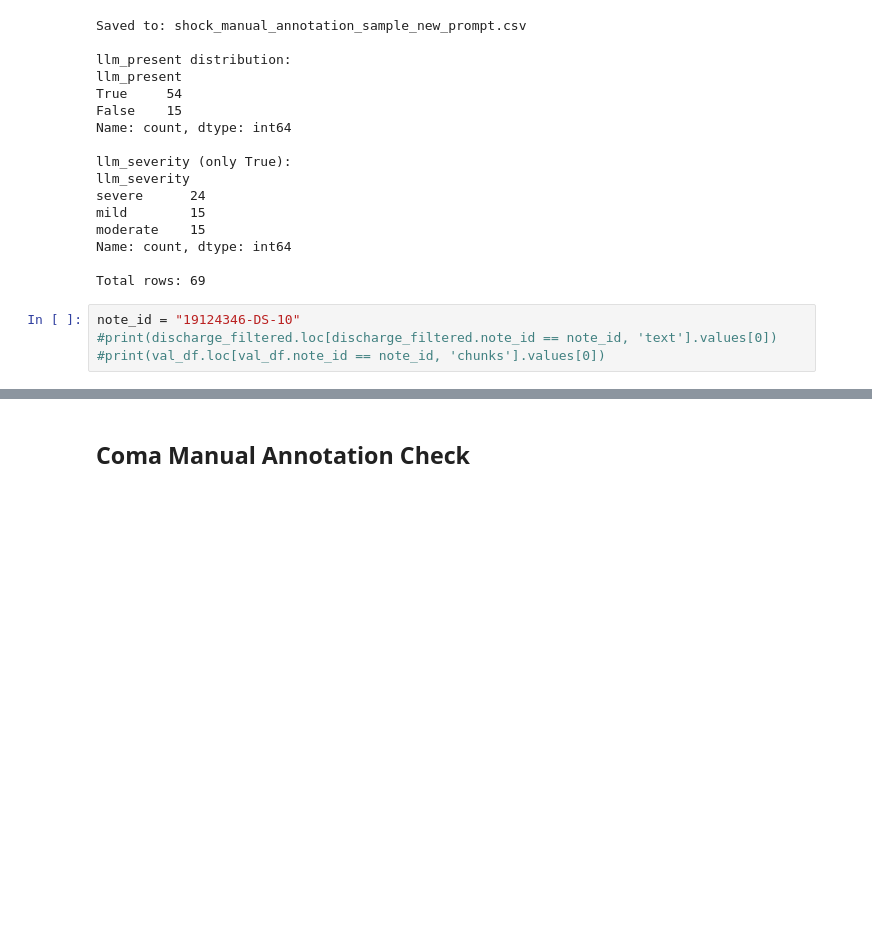
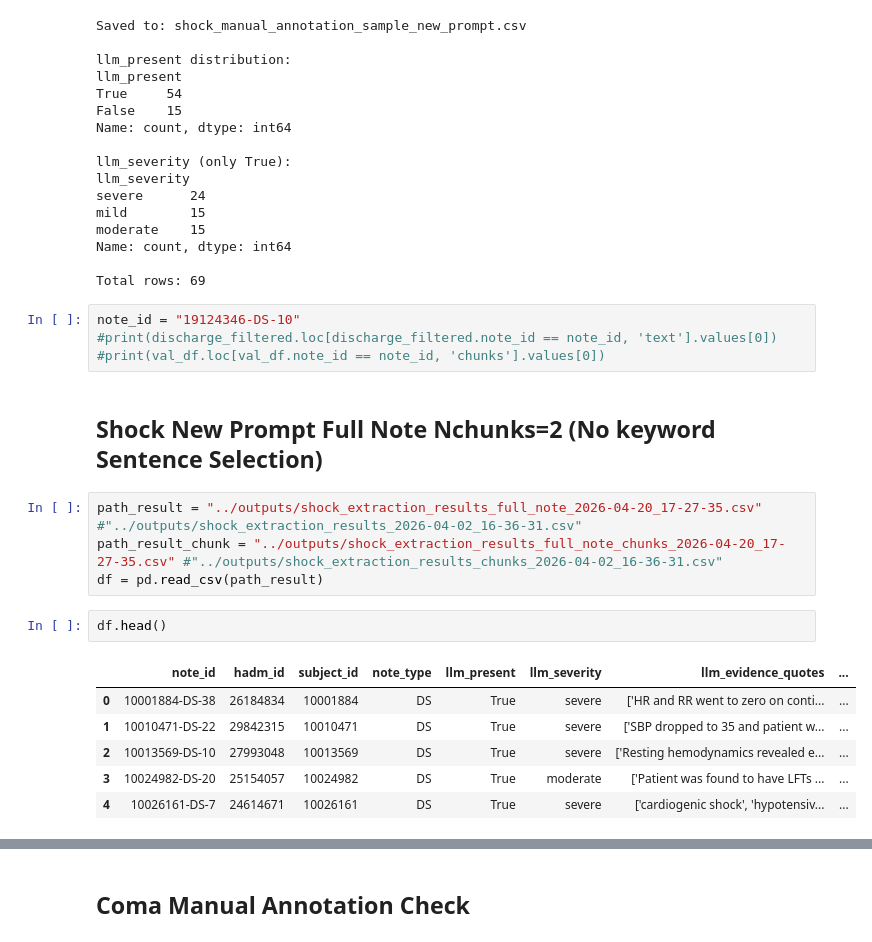
Before and after one commit to cagandeliktas/Master-thesis-Cagan, a Jupyter notebook: LLM Feature Extraction/Result Analysis/manual_annotation_sample_selection.ipynb, the cells around one changed output, grey strips where cells are left out. Saved outputs shown, nothing was run; the diff lists cells and outputs as text; blank space fills up the shorter version.

Commit message:
update retro results

```diff
--- a/LLM Feature Extraction/Result Analysis/manual_annotation_sample_selection.ipynb
+++ b/LLM Feature Extraction/Result Analysis/manual_annotation_sample_selection.ipynb
@@ -272,3 +277,18 @@ Total rows: 69
 note_id = "19124346-DS-10"
 #print(discharge_filtered.loc[discharge_filtered.note_id == note_id, 'text'].values[0])
 #print(val_df.loc[val_df.note_id == note_id, 'chunks'].values[0])
+# %% [markdown]
+## Shock New Prompt Full Note Nchunks=2 (No keyword Sentence Selection)
+# %%
+path_result = "../outputs/shock_extraction_results_full_note_2026-04-20_17-27-35.csv" #"../outputs/shock_extraction_results_2026-04-02_16-36-31.csv"
+path_result_chunk = "../outputs/shock_extraction_results_full_note_chunks_2026-04-20_17-27-35.csv" #"../outputs/shock_extraction_results_chunks_2026-04-02_16-36-31.csv"
+df = pd.read_csv(path_result)
+# %%
+df.head()
+# %% [output]
+|  | note_id | hadm_id | subject_id | note_type | llm_present | llm_severity | llm_evidence_quotes | ... |
+| 0 | 10001884-DS-38 | 26184834 | 10001884 | DS | True | severe | ['HR and RR went to zero on conti... | ... |
+| 1 | 10010471-DS-22 | 29842315 | 10010471 | DS | True | severe | ['SBP dropped to 35 and patient w... | ... |
+| 2 | 10013569-DS-10 | 27993048 | 10013569 | DS | True | severe | ['Resting hemodynamics revealed e... | ... |
+| 3 | 10024982-DS-20 | 25154057 | 10024982 | DS | True | moderate | ['Patient was found to have LFTs ... | ... |
+| 4 | 10026161-DS-7 | 24614671 | 10026161 | DS | True | severe | ['cardiogenic shock', 'hypotensiv... | ... |
```
Also changed, not shown: parts of 4 cells of this notebook, 8 other files.
